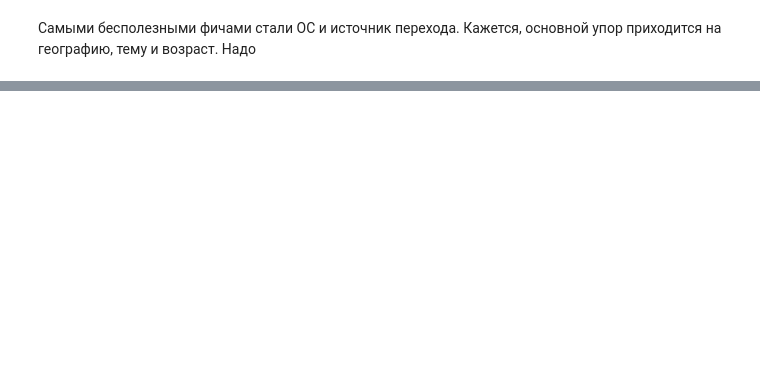
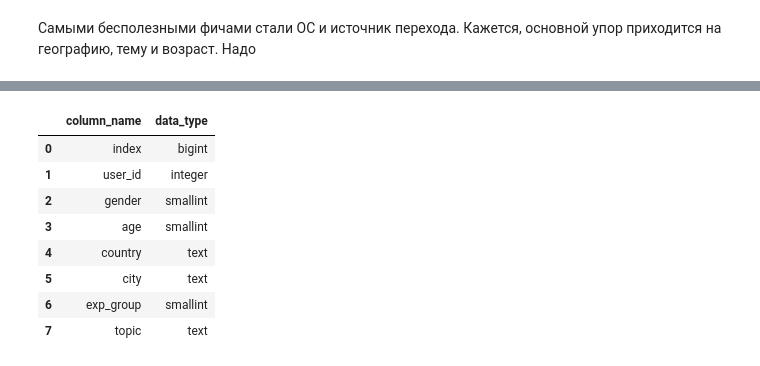
Before and after one commit to gavlique/Karpov_DS, a Jupyter notebook: ml/final_project/HW_22_RecModel.ipynb, the cells around one changed output, grey strips where cells are left out. Drawn from its saved outputs; the diff is of its cells as text; code cells hidden in the pictures; blank space fills up the shorter version.

```diff
--- a/ml/final_project/HW_22_RecModel.ipynb
+++ b/ml/final_project/HW_22_RecModel.ipynb
@@ -464,0 +598,17 @@ load_models()
+# %%
+pd.read_sql("""--sql
+    SELECT column_name, data_type
+    FROM   information_schema.columns
+    WHERE  table_name='d_gavlovskij_features_lesson_22'
+    ORDER  BY ordinal_position
+""", con=con)
+# %% [output]
+|  | column_name | data_type |
+| 0 | index | bigint |
+| 1 | user_id | integer |
+| 2 | gender | smallint |
+| 3 | age | smallint |
+| 4 | country | text |
+| 5 | city | text |
+| 6 | exp_group | smallint |
+| 7 | topic | text |
```
Also changed, not shown: parts of 33 cells of this notebook, 6 other files.
